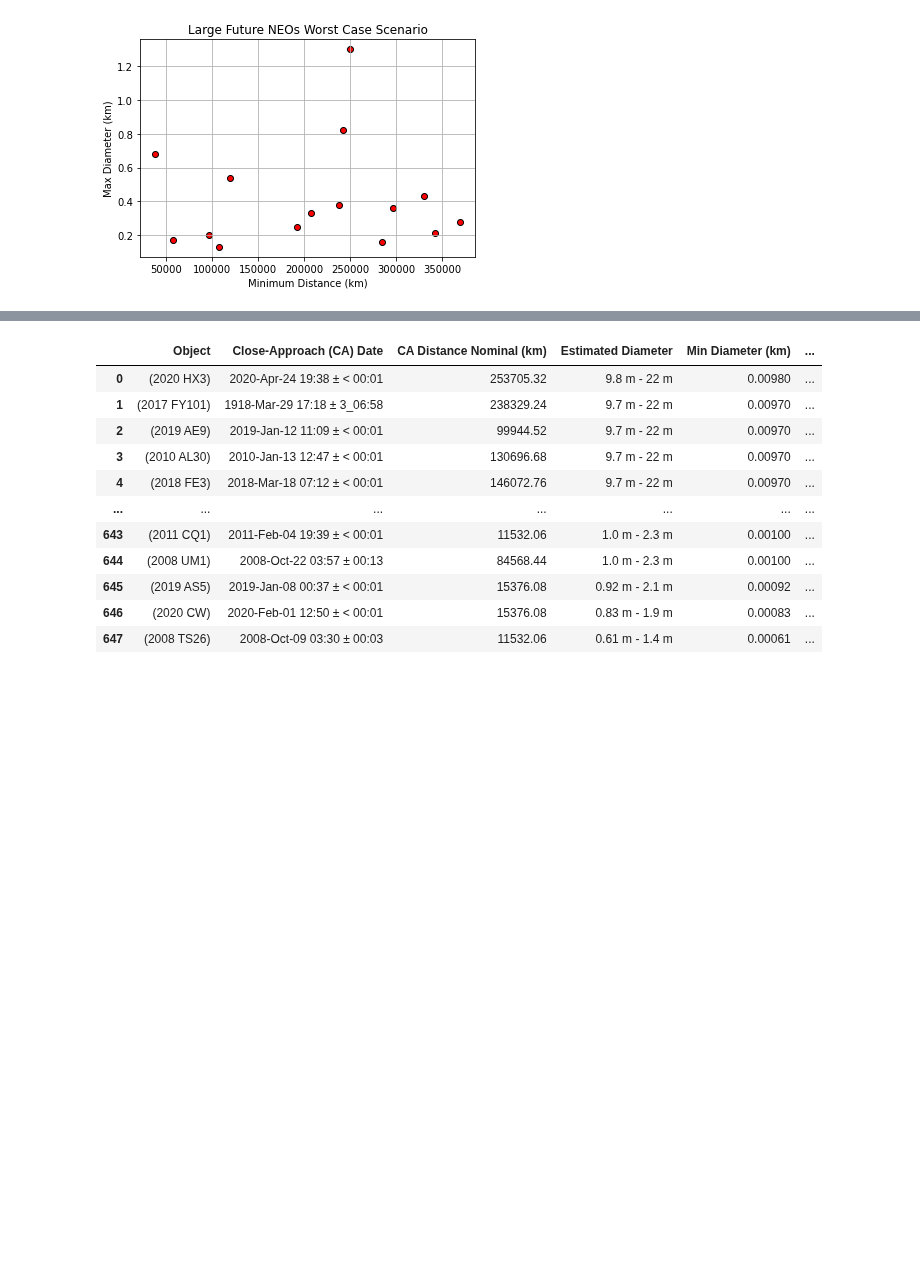
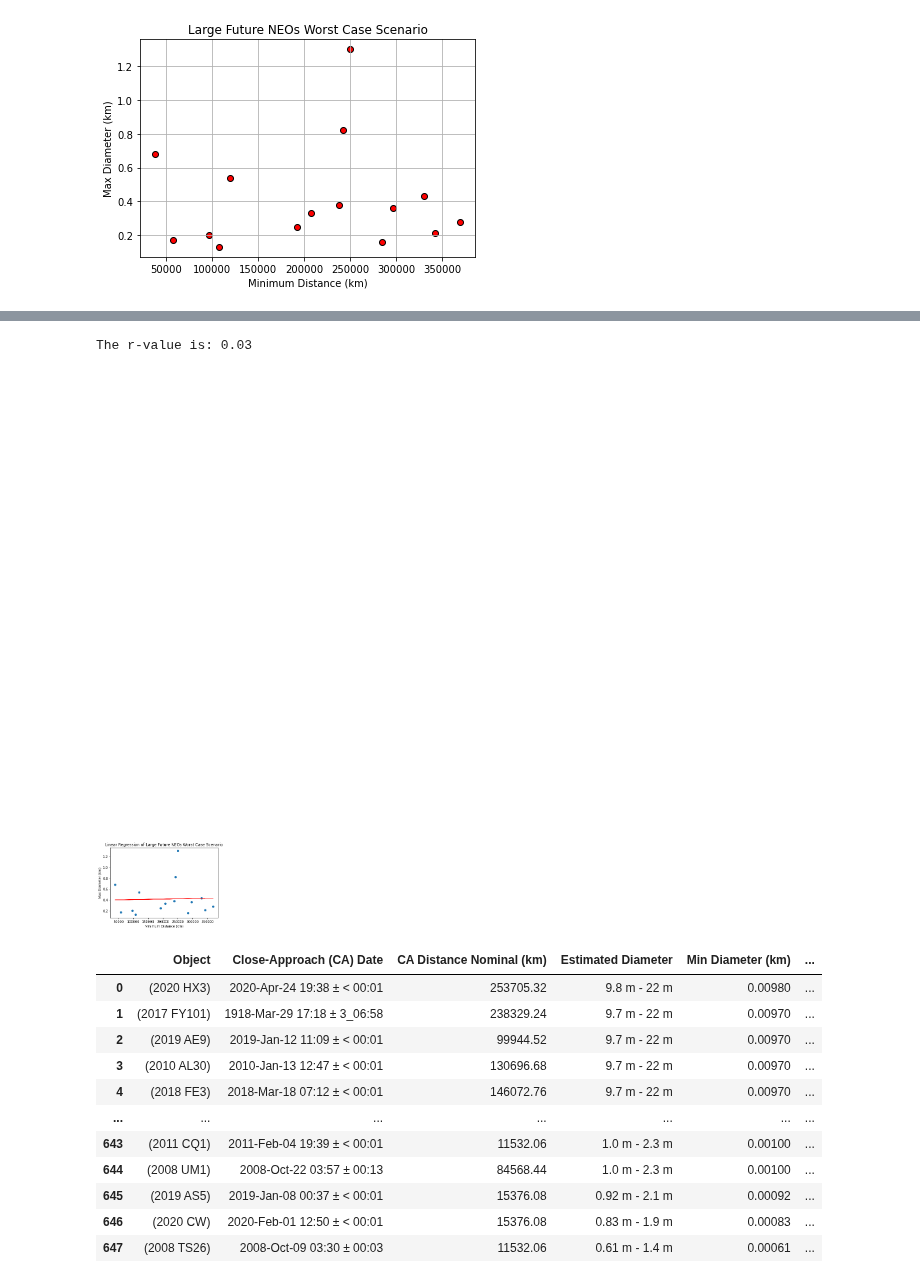
Before and after one commit to doublealogic/armageddon-neo-objects-space-junk, a Jupyter notebook: Data_Analysis/neo_main.ipynb, the cells around one changed output, grey strips where cells are left out. Drawn from its saved outputs; the diff is of its cells as text; code cells hidden in the pictures; blank space fills up the shorter version.

```diff
--- a/Data_Analysis/neo_main.ipynb
+++ b/Data_Analysis/neo_main.ipynb
@@ -131,3 +197,25 @@ plt.show()
+# %%
+# Calculates Linear Regression and Sets up Linear Regression Line
+(slope, intercept, rvalue, pvalue, stderr) = st.linregress(lrg_min_distance, lrg_max_diameter)
+regress_values = lrg_min_distance * slope + intercept
+line_eq = "y = " + str(round(slope,2)) + "x + " + str(round(intercept,2))
+
+# Plot Parameters and Adds Linear Regression Line
+plt.scatter(lrg_min_distance, lrg_max_diameter)
+plt.plot(lrg_min_distance, regress_values, "r-")
+plt.annotate(line_eq,(6,10),fontsize=15,color="red")
+plt.xlabel("Minimum Distance (km)")
+plt.ylabel("Max Diameter (km)")
+plt.title("Linear Regression of Large Future NEOs Worst Case Scenario")
+
+# Saves Plot as a PNG
+plt.savefig("../Final_Output/Regression_Large_Future_NEO_Worst_Case.png")
+
+# Calculates and Prints Pearson Coefficient of Plot
+print(f"The r-value is: {round(st.pearsonr(lrg_max_diameter, lrg_min_distance)[0],2)}")
+# %% [output]
+The r-value is: 0.03
+[figure, added]
 # %%
 # Creates DataFrame from cleaned Future NEO CSV file
 past_neo_df = pd.read_csv("../CSV_Output/Past_NEO_Data.csv")
```
Also changed, not shown: parts of 5 cells of this notebook, 4 other files.
